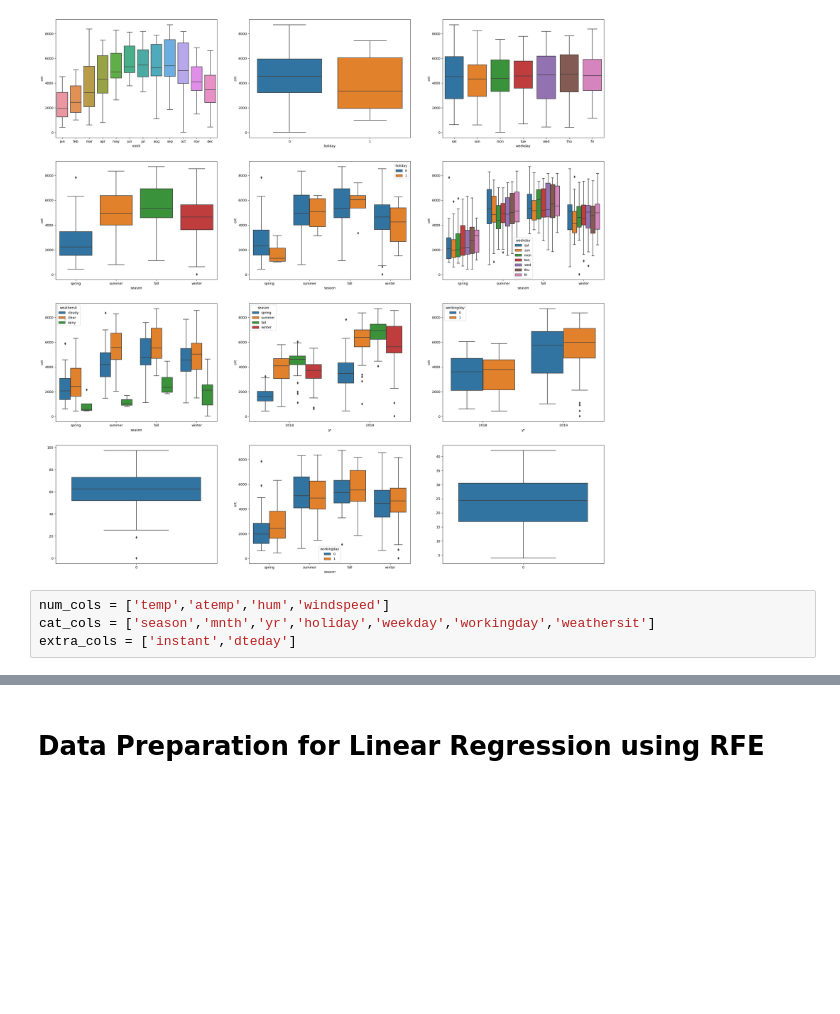
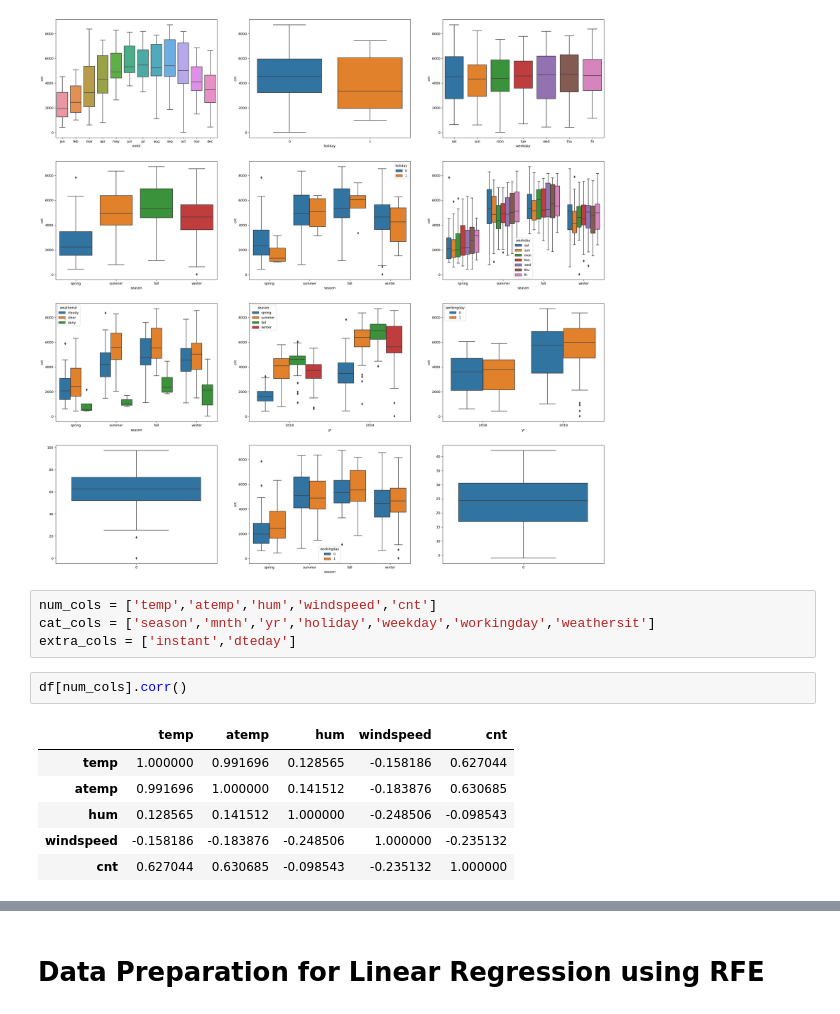
Before and after one commit to rajeevtenneti/LinearRegressionCaseStudy, a Jupyter notebook: LinearRegressionAssignment.ipynb, the cells around one changed output, grey strips where cells are left out. Saved outputs shown, nothing was run; the diff lists cells and outputs as text; blank space fills up the shorter version.

```diff
--- a/LinearRegressionAssignment.ipynb
+++ b/LinearRegressionAssignment.ipynb
@@ -134,6 +134,15 @@ plt.show()
 # %% [output]
 [figure]
 # %%
-num_cols = ['temp','atemp','hum','windspeed']
+num_cols = ['temp','atemp','hum','windspeed','cnt']
 cat_cols = ['season','mnth','yr','holiday','weekday','workingday','weathersit']
 extra_cols = ['instant','dteday']
+# %%
+df[num_cols].corr()
+# %% [output]
+|  | temp | atemp | hum | windspeed | cnt |
+| temp | 1.000000 | 0.991696 | 0.128565 | -0.158186 | 0.627044 |
+| atemp | 0.991696 | 1.000000 | 0.141512 | -0.183876 | 0.630685 |
+| hum | 0.128565 | 0.141512 | 1.000000 | -0.248506 | -0.098543 |
+| windspeed | -0.158186 | -0.183876 | -0.248506 | 1.000000 | -0.235132 |
+| cnt | 0.627044 | 0.630685 | -0.098543 | -0.235132 | 1.000000 |
```
Also changed, not shown: parts of 20 cells of this notebook.
